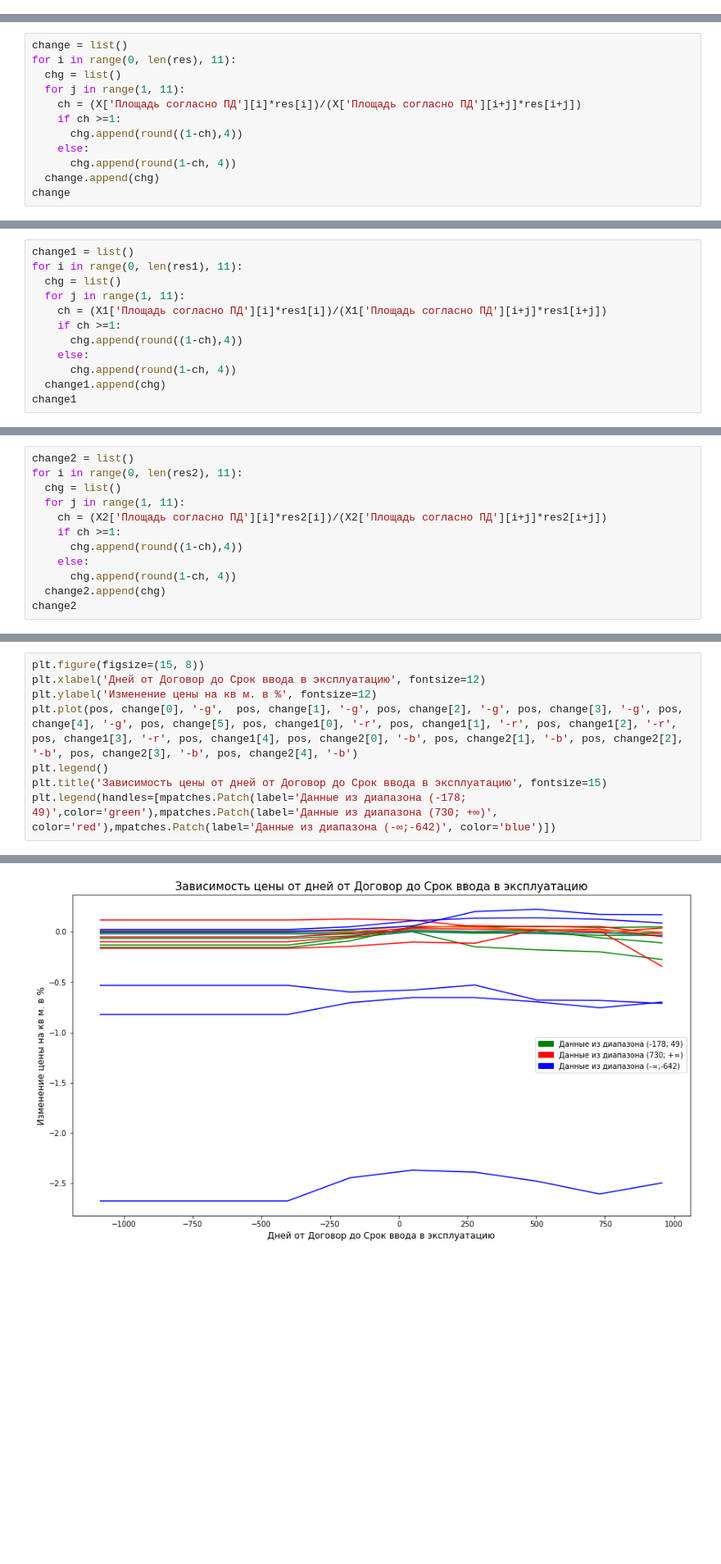
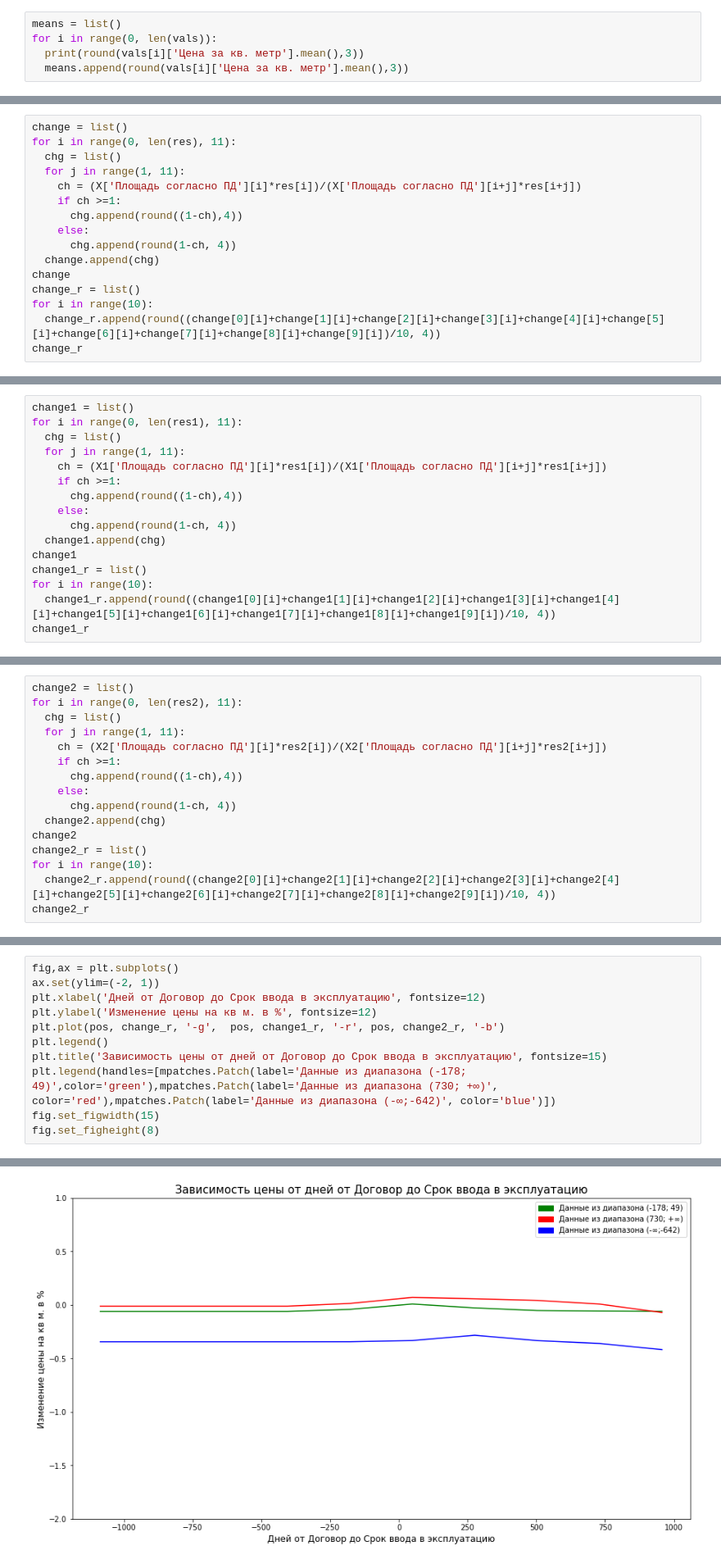
Before and after one commit to dan0nchik/anflat, a Jupyter notebook: Charts.ipynb, the cells around one changed output, grey strips where cells are left out. Shown at 82% size. Drawn from its saved outputs; the diff is of its cells as text; blank space fills up the shorter version.

```diff
--- a/Charts.ipynb
+++ b/Charts.ipynb
@@ -251,0 +387,5 @@ No handles with labels found to put in legend.
+# %%
+means = list()
+for i in range(0, len(vals)):
+  print(round(vals[i]['Цена за кв. метр'].mean(),3))
+  means.append(round(vals[i]['Цена за кв. метр'].mean(),3))
@@ -337,3 +541,7 @@ for i in range(0, len(res), 11):
       chg.append(round(1-ch, 4))
   change.append(chg)
 change
+change_r = list()
+for i in range(10):
+  change_r.append(round((change[0][i]+change[1][i]+change[2][i]+change[3][i]+change[4][i]+change[5][i]+change[6][i]+change[7][i]+change[8][i]+change[9][i])/10, 4))
+change_r
@@ -349,3 +568,7 @@ for i in range(0, len(res1), 11):
       chg.append(round(1-ch, 4))
   change1.append(chg)
 change1
+change1_r = list()
+for i in range(10):
+  change1_r.append(round((change1[0][i]+change1[1][i]+change1[2][i]+change1[3][i]+change1[4][i]+change1[5][i]+change1[6][i]+change1[7][i]+change1[8][i]+change1[9][i])/10, 4))
+change1_r
@@ -361,3 +595,7 @@ for i in range(0, len(res2), 11):
       chg.append(round(1-ch, 4))
   change2.append(chg)
 change2
+change2_r = list()
+for i in range(10):
+  change2_r.append(round((change2[0][i]+change2[1][i]+change2[2][i]+change2[3][i]+change2[4][i]+change2[5][i]+change2[6][i]+change2[7][i]+change2[8][i]+change2[9][i])/10, 4))
+change2_r
@@ -364,10 +616,13 @@ change2
 # %%
-plt.figure(figsize=(15, 8))
+fig,ax = plt.subplots()
+ax.set(ylim=(-2, 1))
 plt.xlabel('Дней от Договор до Срок ввода в эксплуатацию', fontsize=12)
 plt.ylabel('Изменение цены на кв м. в %', fontsize=12)
-plt.plot(pos, change[0], '-g',  pos, change[1], '-g', pos, change[2], '-g', pos, change[3], '-g', pos, change[4], '-g', pos, change[5], pos, change1[0], '-r', pos, change1[1], '-r', pos, change1[2], '-r', pos, change1[3], '-r', pos, change1[4], pos, change2[0], '-b', pos, change2[1], '-b', pos, change2[2], '-b', pos, change2[3], '-b', pos, change2[4], '-b')
+plt.plot(pos, change_r, '-g',  pos, change1_r, '-r', pos, change2_r, '-b')
 plt.legend()
 plt.title('Зависимость цены от дней от Договор до Срок ввода в эксплуатацию', fontsize=15)
 plt.legend(handles=[mpatches.Patch(label='Данные из диапазона (-178; 49)',color='green'),mpatches.Patch(label='Данные из диапазона (730; +∞)', color='red'),mpatches.Patch(label='Данные из диапазона (-∞;-642)', color='blue')])
+fig.set_figwidth(15)
+fig.set_figheight(8)
 # %% [output]
 No handles with labels found to put in legend.
@@ -375 +629 @@ No handles with labels found to put in legend.
-[figure, old version]
+[figure, new version]
```
Also changed, not shown: parts of 210 cells of this notebook, 2 other files.
